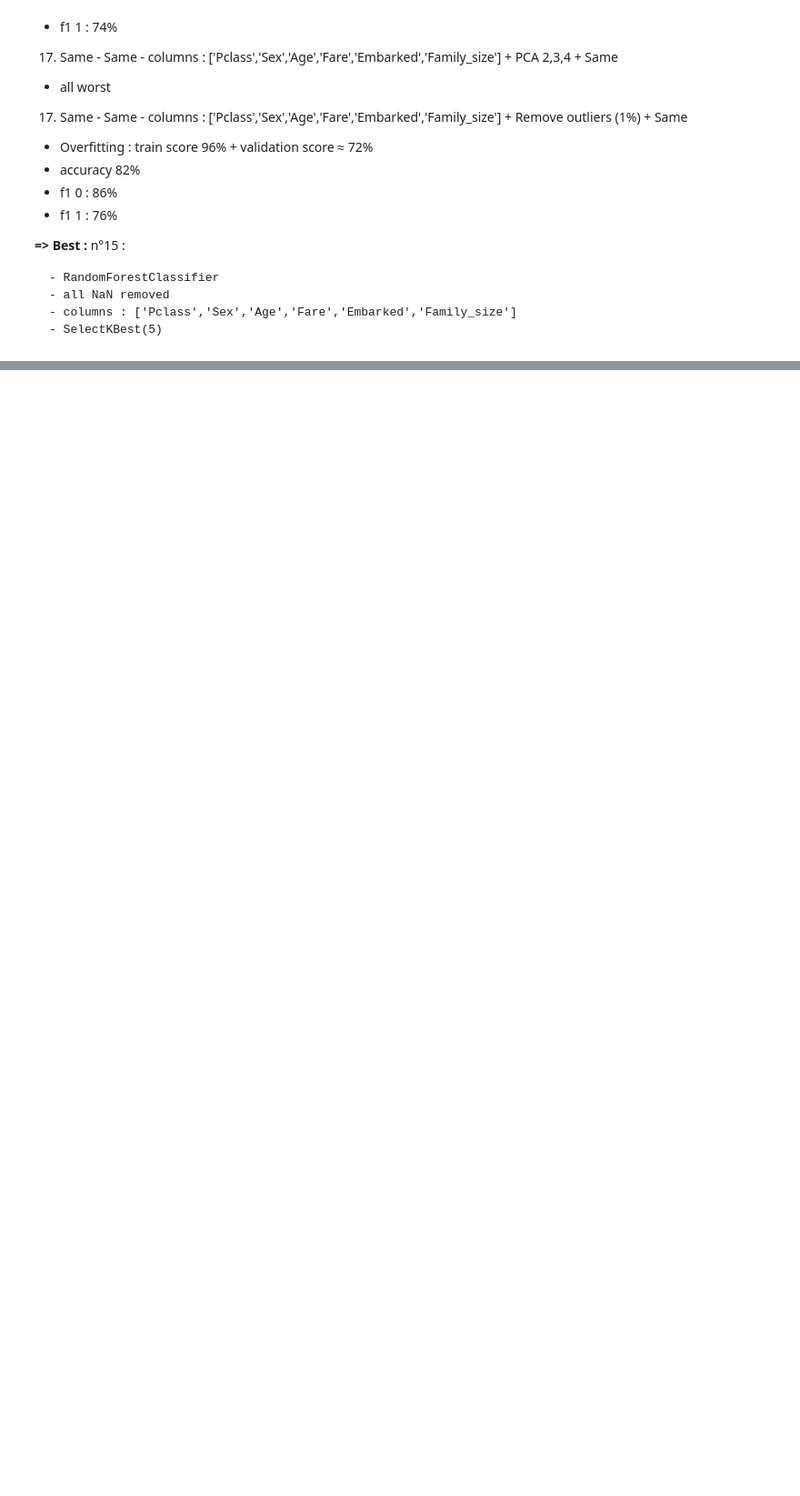
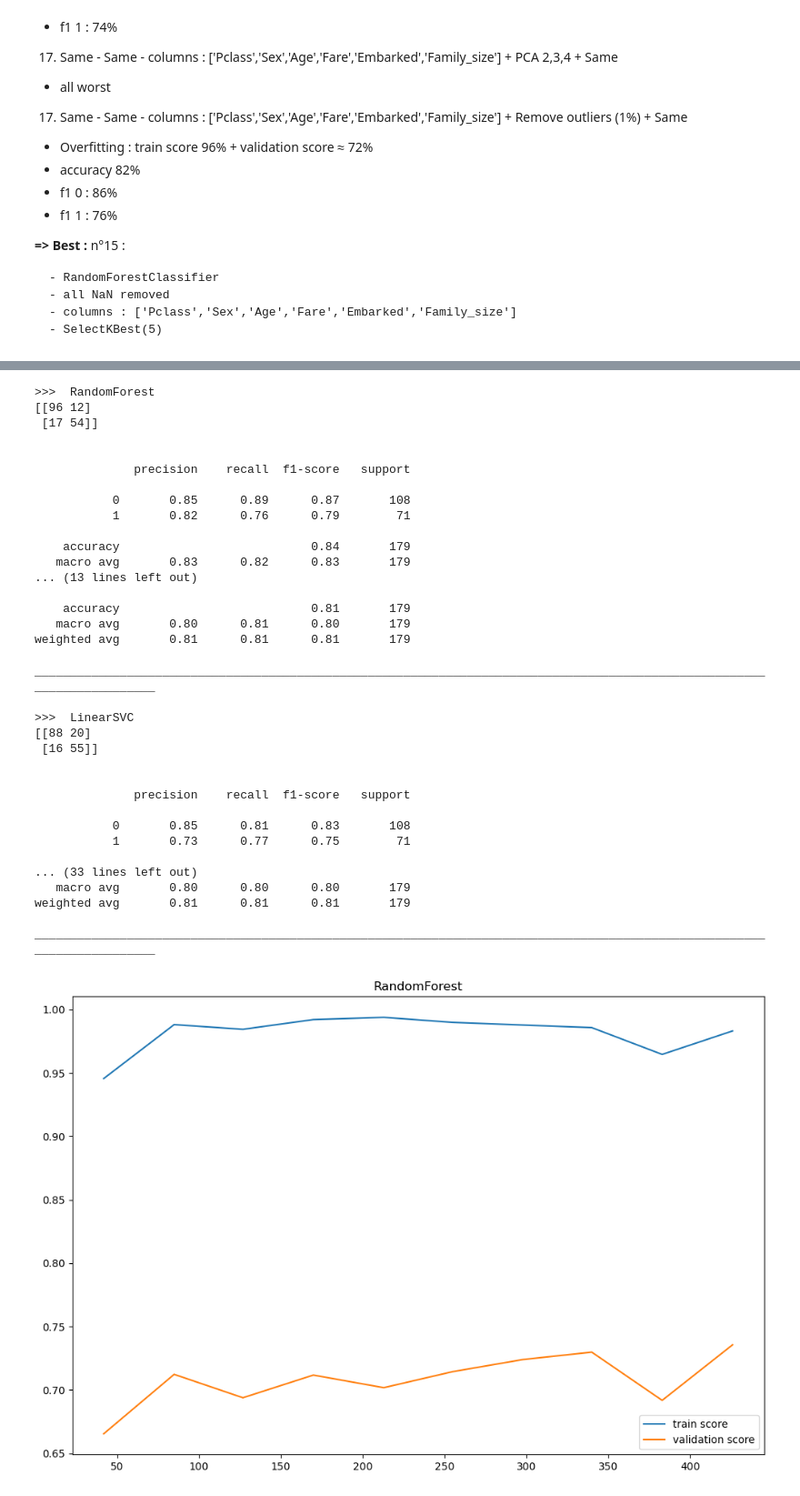
Before and after one commit to Jeremy-Duval-PhD/Kaggle_Titanic, a Jupyter notebook: Kaggle_Titanic.ipynb, the cells around one changed output, grey strips where cells are left out. Shown at 91% size. Saved outputs shown, nothing was run; the diff lists cells and outputs as text; code cells hidden in the pictures; blank space fills up the shorter version.

Commit message:
WIP modelling : Running first optimisation test

```diff
--- a/Kaggle_Titanic.ipynb
+++ b/Kaggle_Titanic.ipynb
@@ -642,13 +646,29 @@ model = make_pipeline(
                       #PCA(n_components=4),
                       RandomForestClassifier(random_state=0)
 )
+# %%
+preprocessor = make_pipeline(SelectKBest(f_classif,k=5))
+# %%
+m_RandomForest = make_pipeline(preprocessor, RandomForestClassifier(random_state=0))
+m_AdaBoost = make_pipeline(preprocessor, AdaBoostClassifier(random_state=0))
+m_LinearSVC = make_pipeline(preprocessor, StandardScaler(), LinearSVC(random_state=0))
+m_SVC = make_pipeline(preprocessor, StandardScaler(), SVC(random_state=0))
+m_KNeighbors = make_pipeline(preprocessor, StandardScaler(), KNeighborsClassifier())
+# %%
+dict_of_models = {
+                    'RandomForest' : m_RandomForest,
+                    'AdaBoost' : m_AdaBoost,
+                    'LinearSVC' : m_LinearSVC,
+                    'SVC' : m_SVC,
+                    'KNeighbors' : m_KNeighbors,
+}
 # %% [markdown]
 ### Evaluation process
 # %%
 from sklearn.metrics import f1_score, confusion_matrix, classification_report
 from sklearn.model_selection import learning_curve
 # %%
-def evaluation(model):
+def evaluation(model, model_name=''):
 
     model.fit(X_train, y_train)
     y_pred = model.predict(X_test)
@@ -665,4 +685,5 @@ def evaluation(model):
     plt.figure(figsize=(12,8))
     plt.plot(N, train_score.mean(axis=1), label='train score')
     plt.plot(N, val_score.mean(axis=1), label='validation score')
+    plt.title(model_name)
     plt.legend()
@@ -778,0 +792,41 @@ Removing *Ticket* has greatly improve accuracy.
+# %%
+for name, model in dict_of_models.items():
+    print('>>> ', name)
+    evaluation(model, model_name=name)
+    print('_'*120, '\n')
+# %% [output]
+>>>  RandomForest
+[[96 12]
+ [17 54]]
+
+
+              precision    recall  f1-score   support
+
+           0       0.85      0.89      0.87       108
+           1       0.82      0.76      0.79        71
+
+    accuracy                           0.84       179
+   macro avg       0.83      0.82      0.83       179
+... (13 lines left out)
+
+    accuracy                           0.81       179
+   macro avg       0.80      0.81      0.80       179
+weighted avg       0.81      0.81      0.81       179
+________________________________________________________________________________________________________________________
+
+>>>  LinearSVC
+[[88 20]
+ [16 55]]
+
+
+              precision    recall  f1-score   support
+
+           0       0.85      0.81      0.83       108
+           1       0.73      0.77      0.75        71
+
+... (33 lines left out)
+   macro avg       0.80      0.80      0.80       179
+weighted avg       0.81      0.81      0.81       179
+
+________________________________________________________________________________________________________________________
+[figure, added]
```
Also changed, not shown: parts of 24 cells of this notebook.
